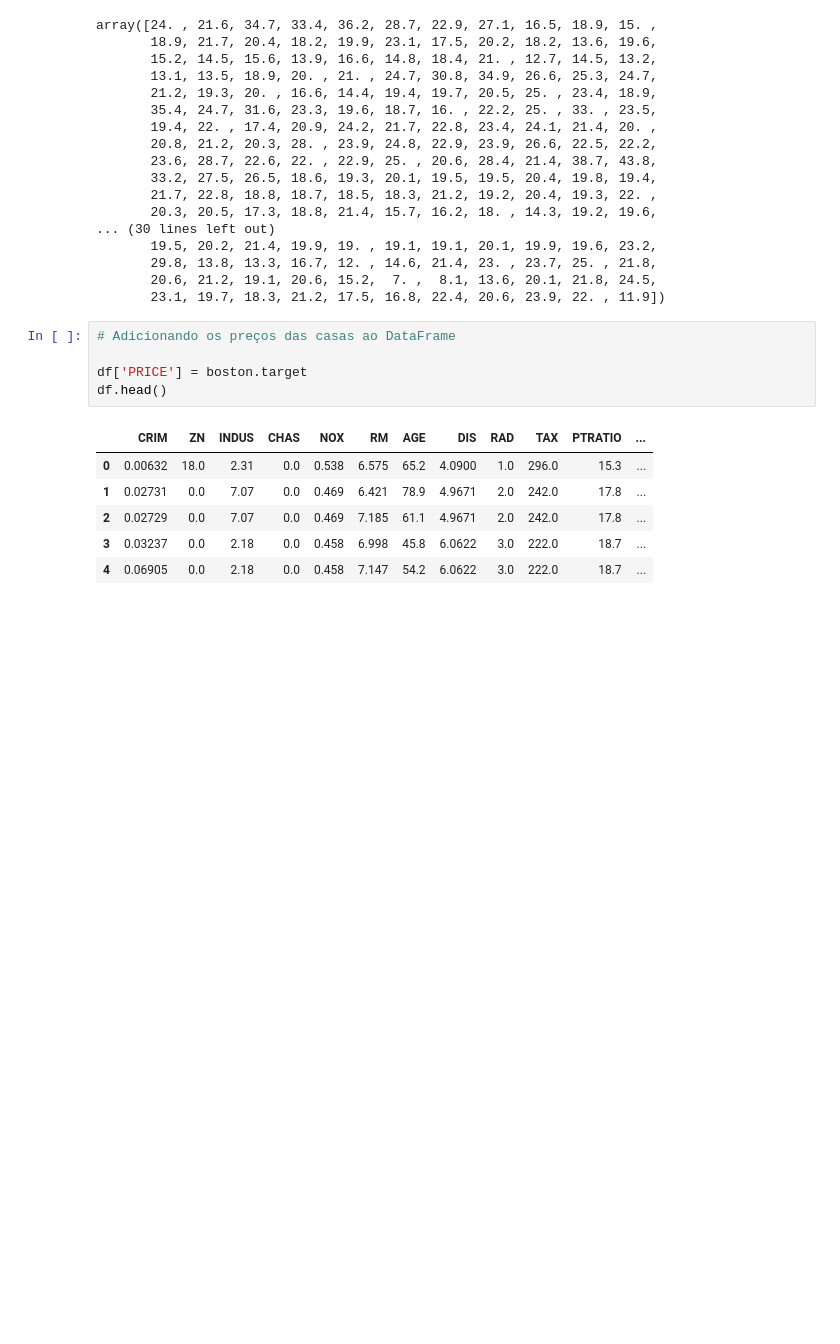
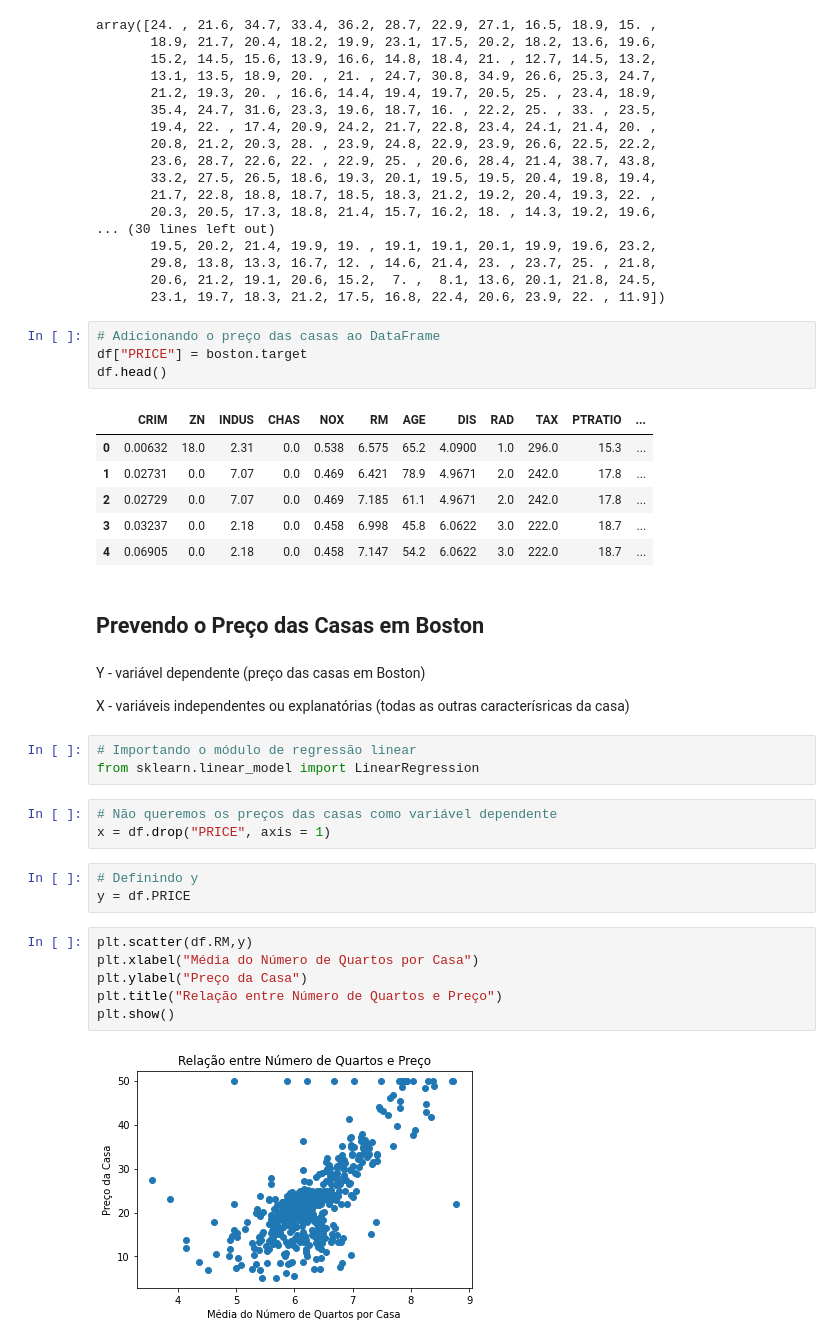
Before and after one commit to KARINAgoncalvesSOARES/Dsa, a Jupyter notebook: prevendo_os_precos_das_casas.ipynb, the cells around one changed output. Saved outputs shown, nothing was run; the diff lists cells and outputs as text; blank space fills up the shorter version.

```diff
--- a/prevendo_os_precos_das_casas.ipynb
+++ b/prevendo_os_precos_das_casas.ipynb
@@ -118,9 +122,8 @@ array([24. , 21.6, 34.7, 33.4, 36.2, 28.7, 22.9, 27.1, 16.5, 18.9, 15. ,
        20.6, 21.2, 19.1, 20.6, 15.2,  7. ,  8.1, 13.6, 20.1, 21.8, 24.5,
        23.1, 19.7, 18.3, 21.2, 17.5, 16.8, 22.4, 20.6, 23.9, 22. , 11.9])
 # %%
-# Adicionando os preços das casas ao DataFrame
-
-df['PRICE'] = boston.target
+# Adicionando o preço das casas ao DataFrame
+df["PRICE"] = boston.target
 df.head()
 # %% [output]
 |  | CRIM | ZN | INDUS | CHAS | NOX | RM | AGE | DIS | RAD | TAX | PTRATIO | ... |
@@ -129,3 +132,26 @@ df.head()
 | 2 | 0.02729 | 0.0 | 7.07 | 0.0 | 0.469 | 7.185 | 61.1 | 4.9671 | 2.0 | 242.0 | 17.8 | ... |
 | 3 | 0.03237 | 0.0 | 2.18 | 0.0 | 0.458 | 6.998 | 45.8 | 6.0622 | 3.0 | 222.0 | 18.7 | ... |
 | 4 | 0.06905 | 0.0 | 2.18 | 0.0 | 0.458 | 7.147 | 54.2 | 6.0622 | 3.0 | 222.0 | 18.7 | ... |
+# %% [markdown]
+## Prevendo o Preço das Casas em Boston
+# %% [markdown]
+Y - variável dependente (preço das casas em Boston)
+
+X - variáveis independentes ou explanatórias (todas as outras caracterísricas da casa)
+# %%
+# Importando o módulo de regressão linear
+from sklearn.linear_model import LinearRegression
+# %%
+# Não queremos os preços das casas como variável dependente
+x = df.drop("PRICE", axis = 1)
+# %%
+# Definindo y
+y = df.PRICE
+# %%
+plt.scatter(df.RM,y)
+plt.xlabel("Média do Número de Quartos por Casa")
+plt.ylabel("Preço da Casa")
+plt.title("Relação entre Número de Quartos e Preço")
+plt.show()
+# %% [output]
+[figure, added]
```
Also changed, not shown: parts of 9 cells of this notebook.
